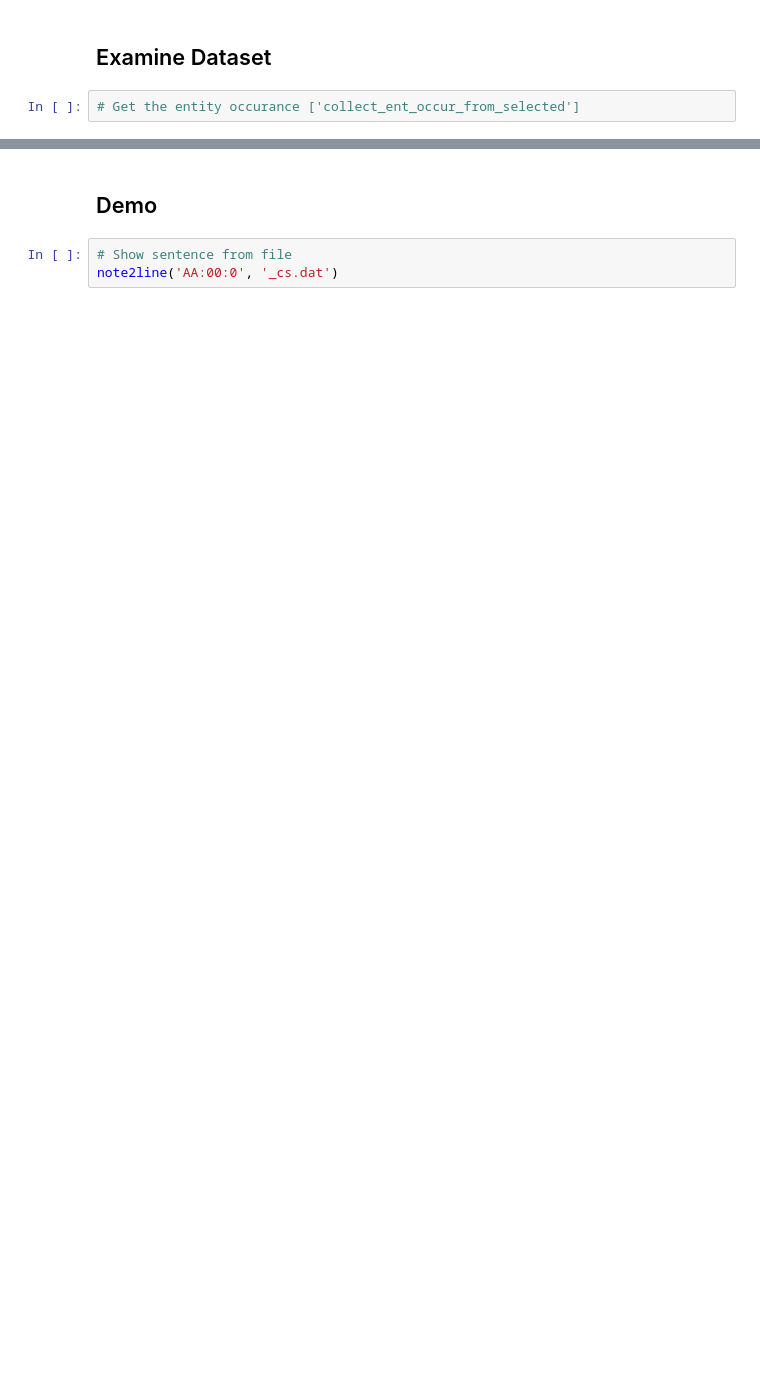
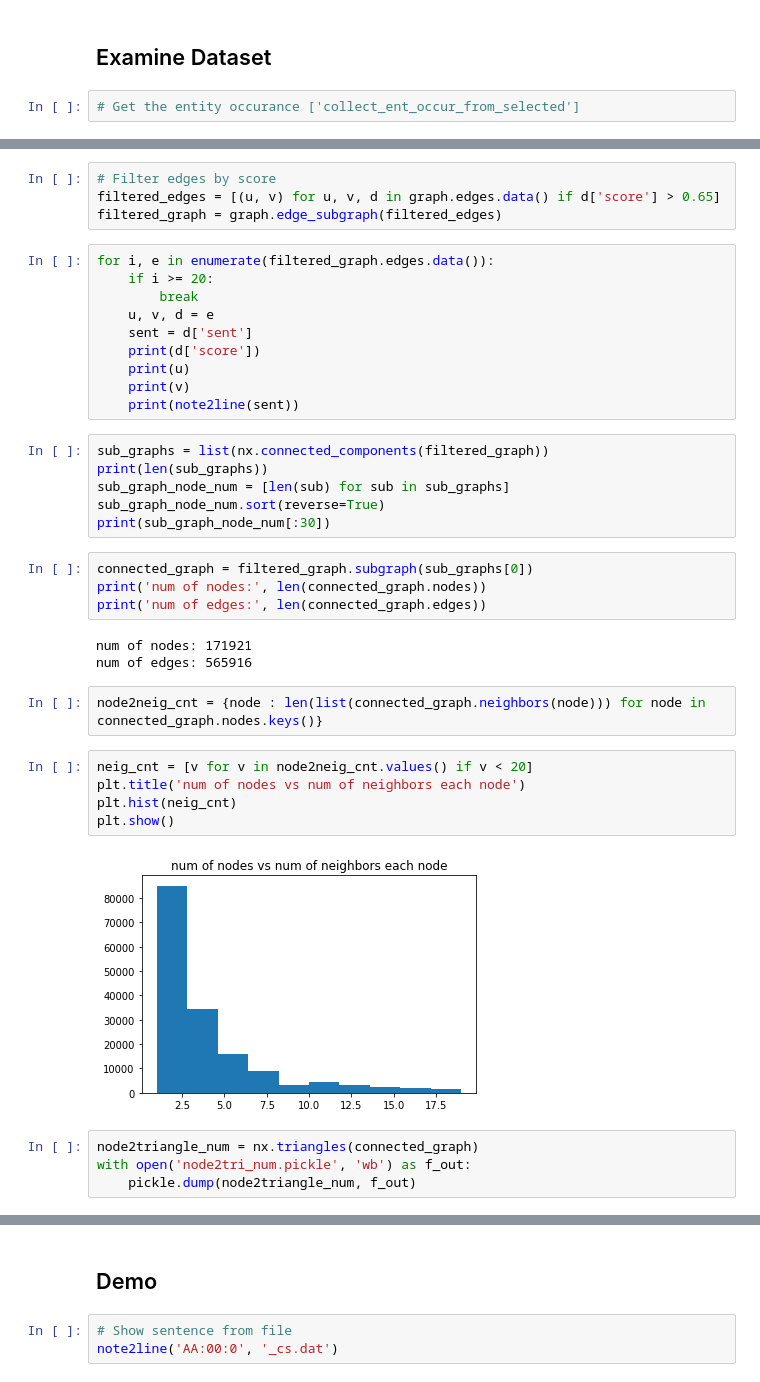
Before and after one commit to ZhuKerui/Forward, a Jupyter notebook: nb/extract_wiki.ipynb, the cells around one changed output, grey strips where cells are left out. Cells and saved outputs as stored; diff of their text form; blank space fills up the shorter version.

```diff
--- a/nb/extract_wiki.ipynb
+++ b/nb/extract_wiki.ipynb
@@ -450,0 +397,40 @@ array([[0.5504198]], dtype=float32)
+# %%
+# Filter edges by score
+filtered_edges = [(u, v) for u, v, d in graph.edges.data() if d['score'] > 0.65]
+filtered_graph = graph.edge_subgraph(filtered_edges)
+# %%
+for i, e in enumerate(filtered_graph.edges.data()):
+    if i >= 20:
+        break
+    u, v, d = e
+    sent = d['sent']
+    print(d['score'])
+    print(u)
+    print(v)
+    print(note2line(sent))
+# %%
+sub_graphs = list(nx.connected_components(filtered_graph))
+print(len(sub_graphs))
+sub_graph_node_num = [len(sub) for sub in sub_graphs]
+sub_graph_node_num.sort(reverse=True)
+print(sub_graph_node_num[:30])
+# %%
+connected_graph = filtered_graph.subgraph(sub_graphs[0])
+print('num of nodes:', len(connected_graph.nodes))
+print('num of edges:', len(connected_graph.edges))
+# %% [output]
+num of nodes: 171921
+num of edges: 565916
+# %%
+node2neig_cnt = {node : len(list(connected_graph.neighbors(node))) for node in connected_graph.nodes.keys()}
+# %%
+neig_cnt = [v for v in node2neig_cnt.values() if v < 20]
+plt.title('num of nodes vs num of neighbors each node')
+plt.hist(neig_cnt)
+plt.show()
+# %% [output]
+[figure, added]
+# %%
+node2triangle_num = nx.triangles(connected_graph)
+with open('node2tri_num.pickle', 'wb') as f_out:
+    pickle.dump(node2triangle_num, f_out)
```
Also changed, not shown: parts of 38 cells of this notebook, 1 other file.
